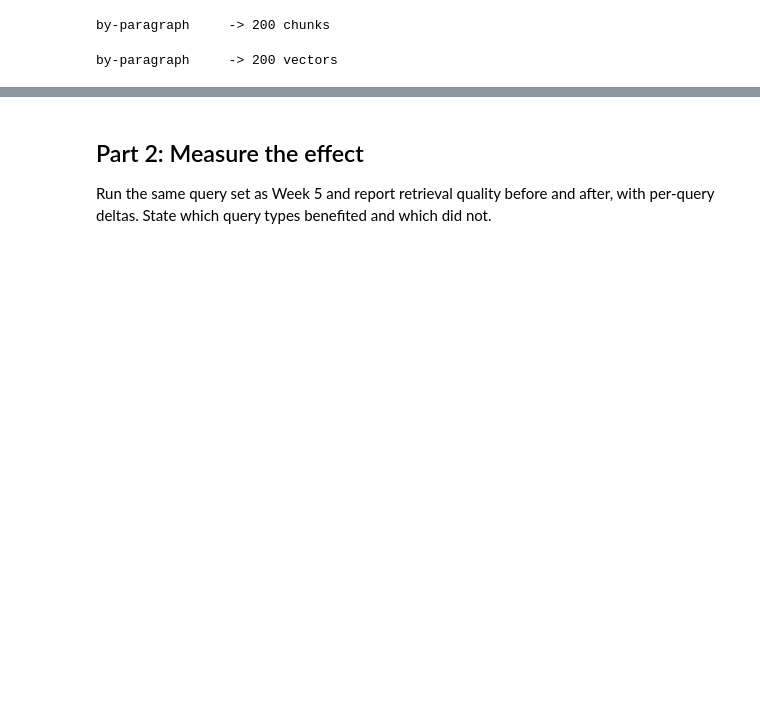
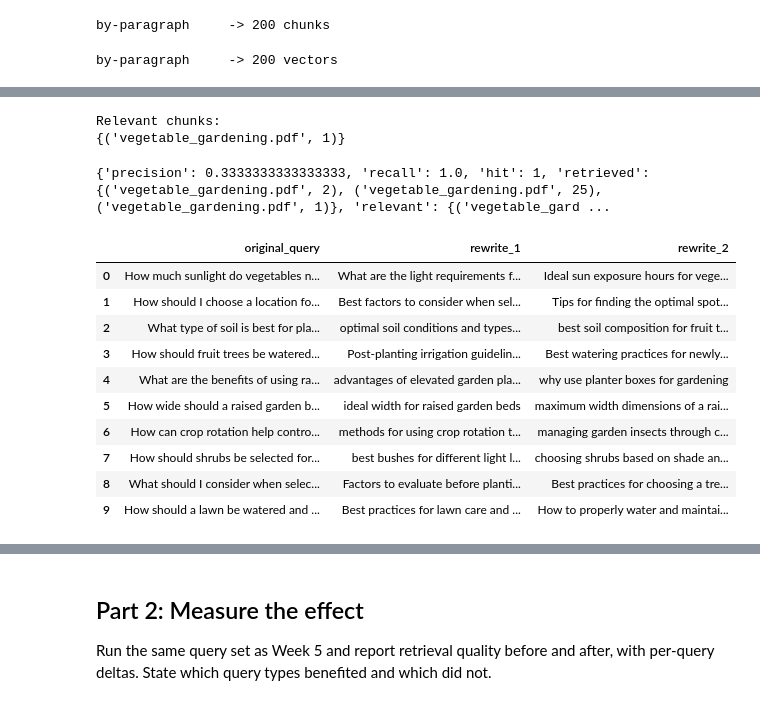
Before and after one commit to wyattae/cosc-650-applied-llm-systems, a Jupyter notebook: src/week6/week6_advanced_rag_starter.ipynb, the cells around one changed output, grey strips where cells are left out. Cells and saved outputs as stored; diff of their text form; code cells hidden in the pictures; blank space fills up the shorter version.

```diff
--- a/src/week6/week6_advanced_rag_starter.ipynb
+++ b/src/week6/week6_advanced_rag_starter.ipynb
@@ -2,23 +2,3 @@
 # Week 6 (starter): Advanced Retrieval, Transform and Measure
 
 Extends Week 5. The transformation shown here is pseudo-relevance feedback (PRF), which is fully local and needs no key; HyDE is guarded behind a key. Cells marked **TODO (you)** are yours. Dependency: `sentence-transformers`. For HyDE: `pip install openai` and a Gemini key.
-# %%
-STOP=set('a an the of to in on for and or is are how do does what so that with by as it why'.split())
-def retrieve_idx(q,k=K):
-    qe=embedder.encode([q],convert_to_tensor=True,normalize_embeddings=True)
-    sims=util.cos_sim(qe,doc_emb).cpu().numpy()[0]; return list(np.argsort(sims)[::-1][:k])
-def prf_expand(q, feedback_k=3, add=4):
-    top=retrieve_idx(q,feedback_k); words=re.findall(r'[a-zA-Z]+',' '.join(docs[i] for i in top).lower())
-    cand=[w for w in words if w not in STOP and len(w)>3 and w not in q.lower()]
-    return q+' '+' '.join(w for w,_ in Counter(cand).most_common(add))
-def precision(idxs,topic): return sum(1 for i in idxs if topics[i]==topic)/K
-
-print('per-query precision@4, baseline -> PRF:')
-improved=regressed=0
-for topic,q in queries:
-    b=precision(retrieve_idx(q),topic); a=precision(retrieve_idx(prf_expand(q)),topic)
-    flag='IMPROVED' if a>b else ('REGRESSED' if a<b else 'same')
-    improved+=a>b; regressed+=a<b
-    print(f'  [{topic:5s}] {b:.2f} -> {a:.2f}  {flag}   {q!r}')
-print(f'\nimproved {improved}, regressed {regressed}  (a regression is your required failure case)')
-# TODO (you): also add a re-ranking step, and explain the regression.
@@ -194,0 +472,8 @@ baseline_metrics = {
+# %%
+query = test_queries[0]
+
+print("Relevant chunks:")
+print(relevant_chunks[query]["by-paragraph"])
+# %% [output]
+Relevant chunks:
+{('vegetable_gardening.pdf', 1)}
@@ -194,0 +523,9 @@ baseline_metrics = {
+# %%
+result = evaluate_multi_query_rerank(
+    "by-paragraph",
+    test_queries[0]
+)
+
+print(result)
+# %% [output]
+{'precision': 0.3333333333333333, 'recall': 1.0, 'hit': 1, 'retrieved': {('vegetable_gardening.pdf', 2), ('vegetable_gardening.pdf', 25), ('vegetable_gardening.pdf', 1)}, 'relevant': {('vegetable_gard ...
@@ -194,0 +536,27 @@ baseline_metrics = {
+# %%
+transformation_results = []
+
+for query in test_queries:
+    rewrites = query_rewrite_cache[query]
+
+    transformation_results.append({
+        "original_query": query,
+        "rewrite_1": rewrites[0],
+        "rewrite_2": rewrites[1]
+    })
+
+transformation_df = pd.DataFrame(transformation_results)
+
+transformation_df
+# %% [output]
+|  | original_query | rewrite_1 | rewrite_2 |
+| 0 | How much sunlight do vegetables n... | What are the light requirements f... | Ideal sun exposure hours for vege... |
+| 1 | How should I choose a location fo... | Best factors to consider when sel... | Tips for finding the optimal spot... |
+| 2 | What type of soil is best for pla... | optimal soil conditions and types... | best soil composition for fruit t... |
+| 3 | How should fruit trees be watered... | Post-planting irrigation guidelin... | Best watering practices for newly... |
+| 4 | What are the benefits of using ra... | advantages of elevated garden pla... | why use planter boxes for gardening |
+| 5 | How wide should a raised garden b... | ideal width for raised garden beds | maximum width dimensions of a rai... |
+| 6 | How can crop rotation help contro... | methods for using crop rotation t... | managing garden insects through c... |
+| 7 | How should shrubs be selected for... | best bushes for different light l... | choosing shrubs based on shade an... |
+| 8 | What should I consider when selec... | Factors to evaluate before planti... | Best practices for choosing a tre... |
+| 9 | How should a lawn be watered and ... | Best practices for lawn care and ... | How to properly water and maintai... |
```
Also changed, not shown: parts of 20 cells of this notebook.
